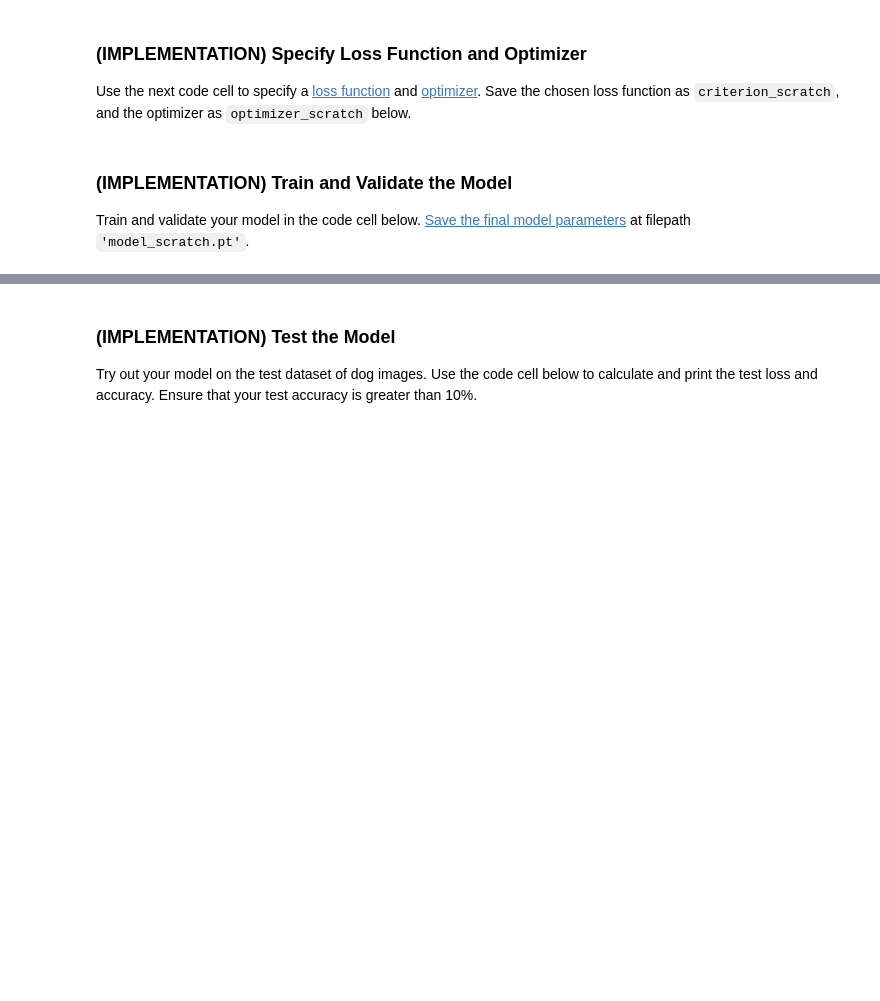
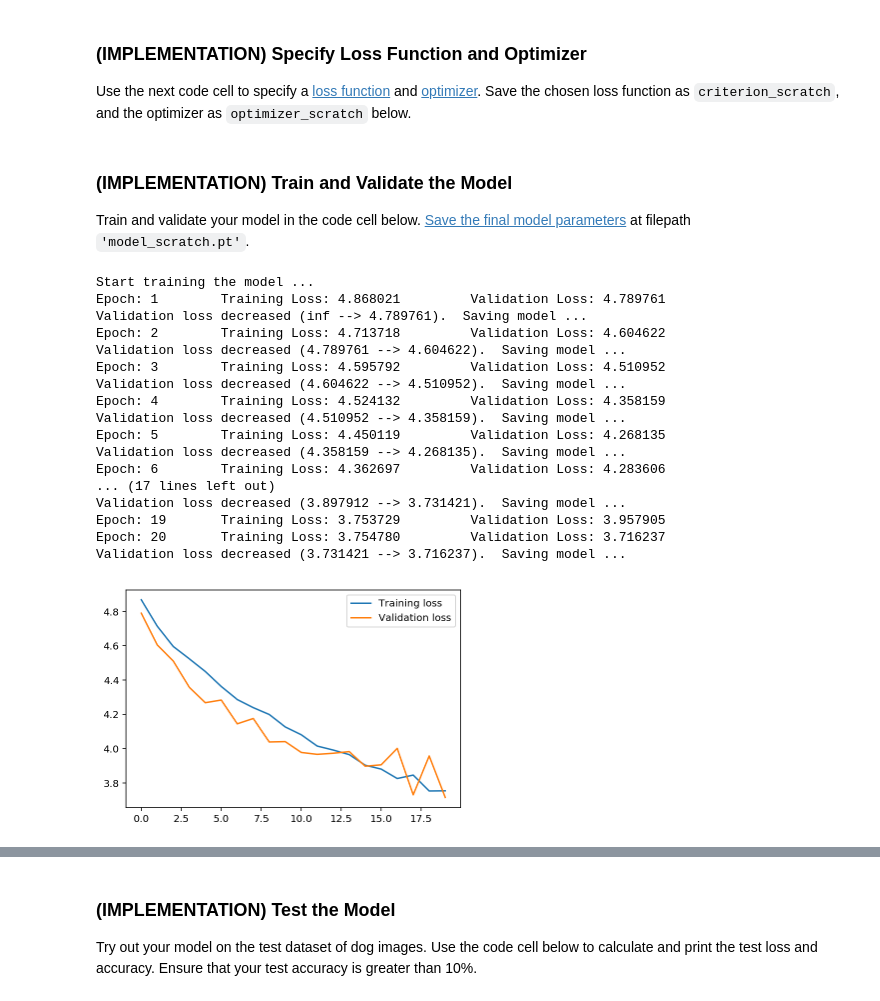
Before and after one commit to Smashroom/Portfolio, a Jupyter notebook: DeepLearningNanodegreeProgram/Dog_Breed_Classifier/dog_app.ipynb, the cells around one changed output, grey strips where cells are left out. Drawn from its saved outputs; the diff is of its cells as text; code cells hidden in the pictures; blank space fills up the shorter version.

```diff
--- a/DeepLearningNanodegreeProgram/Dog_Breed_Classifier/dog_app.ipynb
+++ b/DeepLearningNanodegreeProgram/Dog_Breed_Classifier/dog_app.ipynb
@@ -55,8 +58,8 @@ import numpy as np
 from glob import glob
 
 # load filenames for human and dog images
-human_files = np.array(glob("lfw/*/*"))
-dog_files = np.array(glob("dogImages/*/*/*"))
+human_files = np.array(glob("/data/lfw/*/*"))
+dog_files = np.array(glob("/data/dog_images/*/*/*"))
 
 # print number of images in each dataset
 print('There are %d total human images.' % len(human_files))
@@ -399,6 +410,7 @@ Create a CNN to classify dog breed.  Use the template in the code cell below.
 # %%
 import torch.nn as nn
 import torch.nn.functional as F
+import numpy as np
 
 # check if CUDA is available
 use_cuda = torch.cuda.is_available()
@@ -409,21 +421,21 @@ class Net(nn.Module):
     def __init__(self):
         super(Net, self).__init__()
         ## Define layers of a CNN
-        self.conv1 = nn.Conv2d(3, 64, 3, padding=1)
-        self.conv2 = nn.Conv2d(64, 128, 3, padding=1)
-        self.conv3 = nn.Conv2d(128, 128, 3, padding=1)
+        self.conv1 = nn.Conv2d(3, 32, 3, stride=2, padding=1)
+        self.conv2 = nn.Conv2d(32, 64, 3, stride=2,padding=1)
+        self.conv3 = nn.Conv2d(64, 128, 3, padding=1)
 
         # max pooling layer
         self.pool = nn.MaxPool2d(2, 2)
 
         # Classifier
         # 14x14x256
-        self.fc1 = nn.Linear(100352, 4096)
-        self.fc2 = nn.Linear(4096, 1024)
-        self.fc3 = nn.Linear(1024, 1000)
+        self.fc1 = nn.Linear(7*7*128, 500)
+        self.fc2 = nn.Linear(500, 133)
 
         # dropout layer (p=0.25)
-        self.dropout = nn.Dropout(0.25)
+        self.dropout = nn.Dropout(0.3)
+
 
     def forward(self, x):
         ## Define forward behavior
@@ -435,18 +447,14 @@ class Net(nn.Module):
         _,d,h,w = x.shape
         x = x.view(-1, d*h*w)
 
+        x = self.dropout(x)
+
         # Fully connected network for classification
         x = F.relu(self.fc1(x))
 
-        # Dropout to prevent overfitting
         x = self.dropout(x)
 
-        x = F.relu(self.fc2(x))
-
-        # Dropout to prevent overfitting
-        x = self.dropout(x)
-
-        x = F.relu(self.fc3(x))
+        x = self.fc2(x)
 
         return x
 
@@ -458,4 +466,3 @@ print(model_scratch)
 # move tensors to GPU if CUDA is available
 if use_cuda:
     model_scratch.cuda()
-torch.cuda.empty_cache()
@@ -474,7 +492,7 @@ import torch.optim as optim
 criterion_scratch =  nn.CrossEntropyLoss()
 
 ### optimizer
-optimizer_scratch = optim.SGD(model_scratch.parameters(), lr=0.01)
+optimizer_scratch = optim.SGD(model_scratch.parameters(), lr=0.05)
 
 # Refresh the memory
 torch.cuda.empty_cache()
@@ -559,35 +577,54 @@ def train(n_epochs, loaders, model, optimizer, criterion, use_cuda, save_path):
             print('Validation loss decreased ({:.6f} --> {:.6f}).  Saving model ...'.format(
             valid_loss_min,
             valid_loss))
-            torch.save(model.state_dict(), 'model_scratch.pt')
+            torch.save(model.state_dict(), save_path)
             valid_loss_min = valid_loss
 
     # return trained model
     return model,losses
 
 # To load pre-trained network
 if os.path.isfile('model_scratch.pt'):
     print("Pre-trained network has been loaded")
     model_scratch.load_state_dict(torch.load('model_scratch.pt'))
 
 with active_session():
     # train the model
-    model_scratch, losses = train(10, loaders_scratch, model_scratch, optimizer_scratch,
+    model_scratch, losses = train(20, loaders_scratch, model_scratch, optimizer_scratch,
                           criterion_scratch, use_cuda, 'model_scratch.pt')
 
     losses_history.append(losses)
 
     # load the model that got the best validation accuracy
     model_scratch.load_state_dict(torch.load('model_scratch.pt'))
 
     %matplotlib inline
     %load_ext autoreload
     %autoreload 2
     %config InlineBackend.figure_format = 'retina'
 
     import matplotlib.pyplot as plt
 
     plt.plot(losses['train'], label='Training loss')
     plt.plot(losses['validation'], label='Validation loss')
     plt.legend()
     _ = plt.ylim()
+# %% [output]
+Start training the model ...
+Epoch: 1        Training Loss: 4.868021         Validation Loss: 4.789761
+Validation loss decreased (inf --> 4.789761).  Saving model ...
+Epoch: 2        Training Loss: 4.713718         Validation Loss: 4.604622
+Validation loss decreased (4.789761 --> 4.604622).  Saving model ...
+Epoch: 3        Training Loss: 4.595792         Validation Loss: 4.510952
+Validation loss decreased (4.604622 --> 4.510952).  Saving model ...
+Epoch: 4        Training Loss: 4.524132         Validation Loss: 4.358159
+Validation loss decreased (4.510952 --> 4.358159).  Saving model ...
+Epoch: 5        Training Loss: 4.450119         Validation Loss: 4.268135
+Validation loss decreased (4.358159 --> 4.268135).  Saving model ...
+Epoch: 6        Training Loss: 4.362697         Validation Loss: 4.283606
+... (17 lines left out)
+Validation loss decreased (3.897912 --> 3.731421).  Saving model ...
+Epoch: 19       Training Loss: 3.753729         Validation Loss: 3.957905
+Epoch: 20       Training Loss: 3.754780         Validation Loss: 3.716237
+Validation loss decreased (3.731421 --> 3.716237).  Saving model ...
+[figure, added]
```
Also changed, not shown: parts of 44 cells of this notebook, 1 other file.
